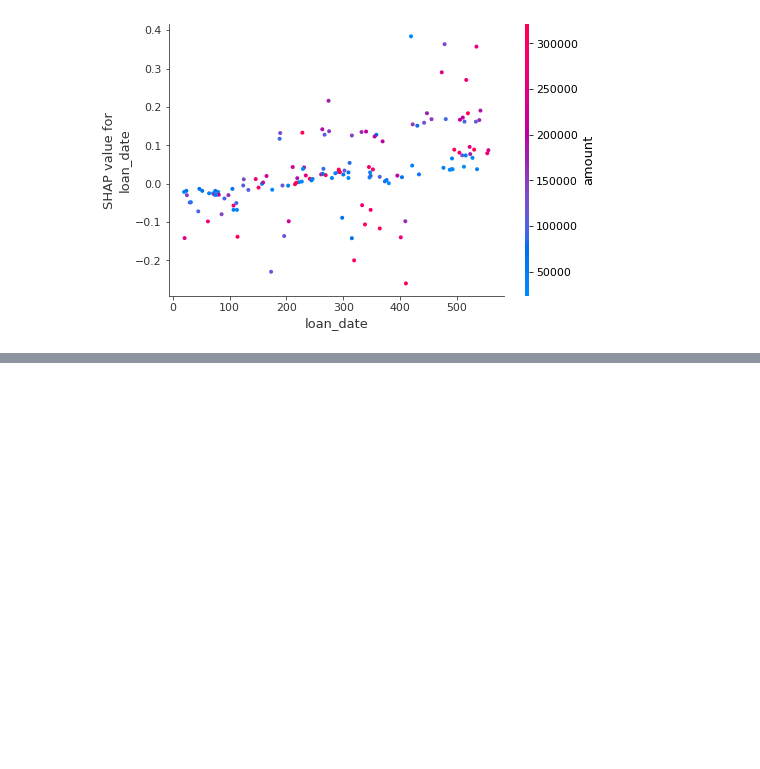
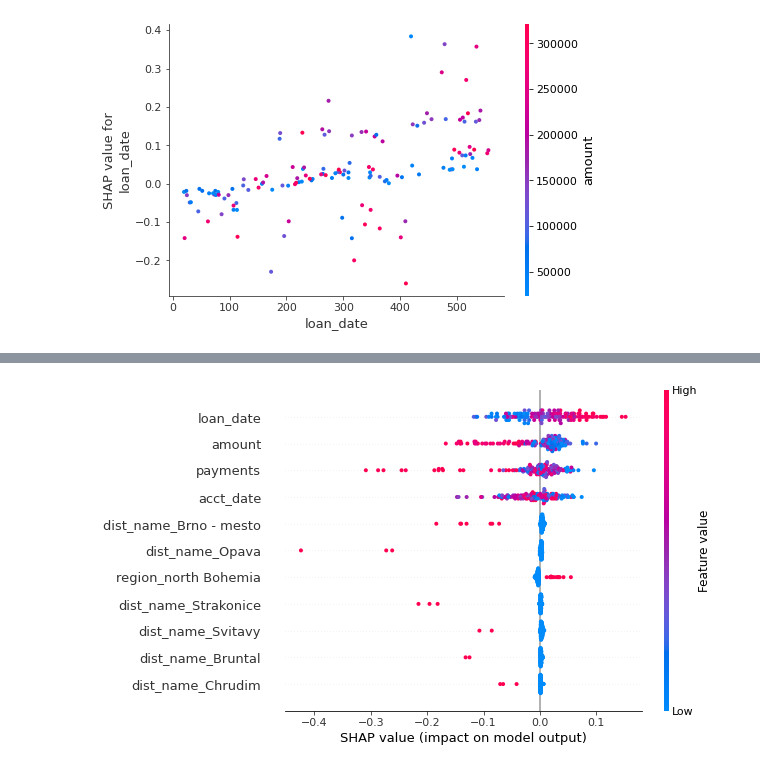
Before and after one commit to mecan80/DS_projects, a Jupyter notebook: unit4_project/Loans Approval.ipynb, the cells around one changed output, grey strips where cells are left out. Drawn from its saved outputs; the diff is of its cells as text; code cells hidden in the pictures; blank space fills up the shorter version.

```diff
--- a/unit4_project/Loans Approval.ipynb
+++ b/unit4_project/Loans Approval.ipynb
@@ -533,0 +617,3 @@ shap.dependence_plot('loan_date',
+# %%
+rf_explainer = shap.TreeExplainer(rf_model)
+rf_shap_values = rf_explainer.shap_values(X3_test)
@@ -533,0 +643,5 @@ shap.dependence_plot('loan_date',
+# %%
+#Summary plot for status
+shap.summary_plot(rf_shap_values[1], X3_test, feature_names = features_selected)
+# %% [output]
+[figure, added]
```
Also changed, not shown: parts of 40 cells of this notebook.
